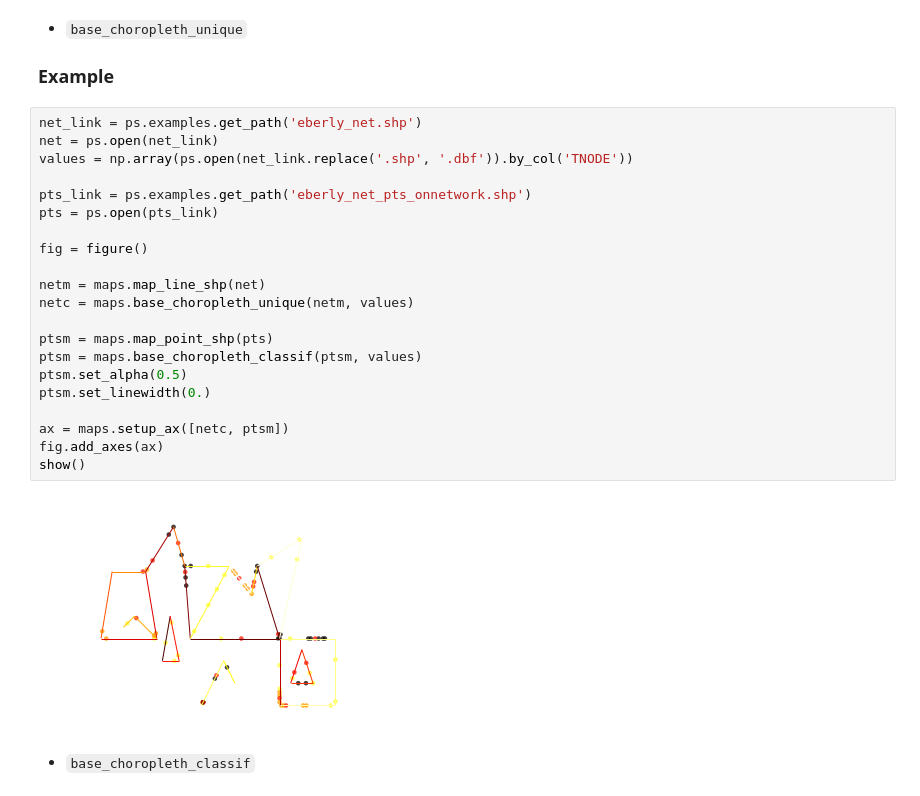
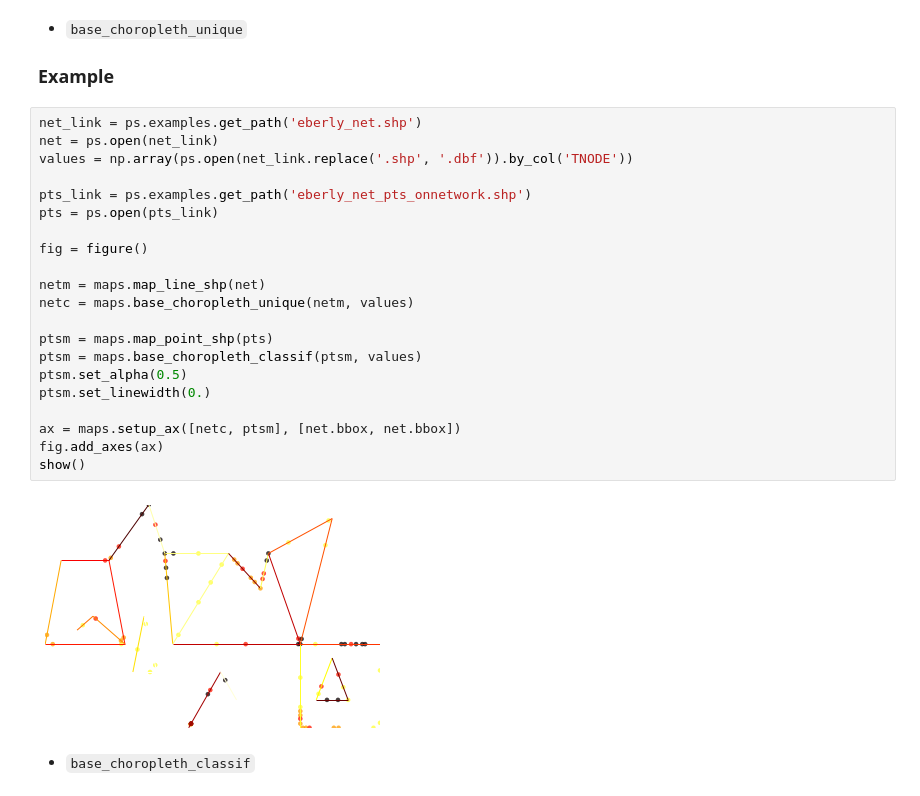
Before and after one commit to connectthefuture/pysal, a Jupyter notebook: pysal/contrib/viz/mapping_guide.ipynb, the cells around one changed output. Cells and saved outputs as stored; diff of their text form.

```diff
--- a/pysal/contrib/viz/mapping_guide.ipynb
+++ b/pysal/contrib/viz/mapping_guide.ipynb
@@ -69,26 +69,26 @@ This layer comprises functions that perform usual transformations on matplotlib
 # %%
 net_link = ps.examples.get_path('eberly_net.shp')
 net = ps.open(net_link)
 values = np.array(ps.open(net_link.replace('.shp', '.dbf')).by_col('TNODE'))
 
 pts_link = ps.examples.get_path('eberly_net_pts_onnetwork.shp')
 pts = ps.open(pts_link)
 
 fig = figure()
 
 netm = maps.map_line_shp(net)
 netc = maps.base_choropleth_unique(netm, values)
 
 ptsm = maps.map_point_shp(pts)
 ptsm = maps.base_choropleth_classif(ptsm, values)
 ptsm.set_alpha(0.5)
 ptsm.set_linewidth(0.)
 
-ax = maps.setup_ax([netc, ptsm])
+ax = maps.setup_ax([netc, ptsm], [net.bbox, net.bbox])
 fig.add_axes(ax)
 show()
 # %% [output]
-[figure, old version]
+[figure, new version]
 # %% [markdown]
 
 * `base_choropleth_classif`
```
Also changed, not shown: parts of 3 cells of this notebook.
